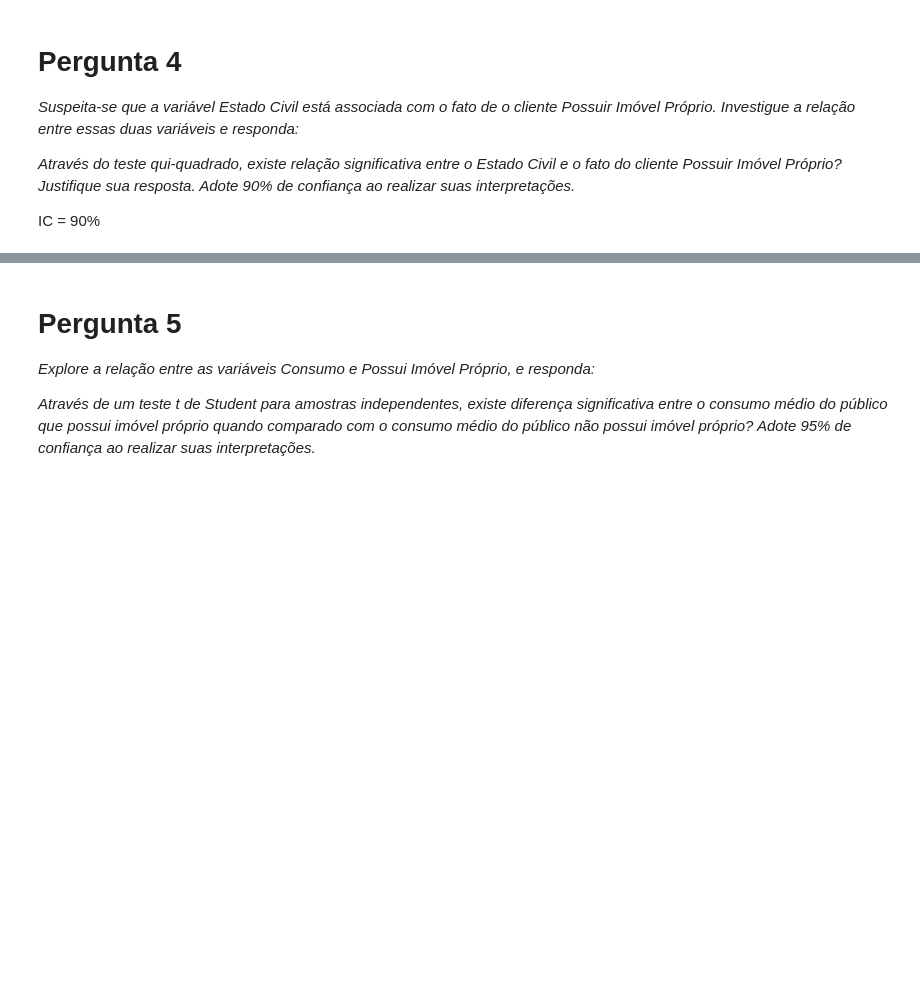
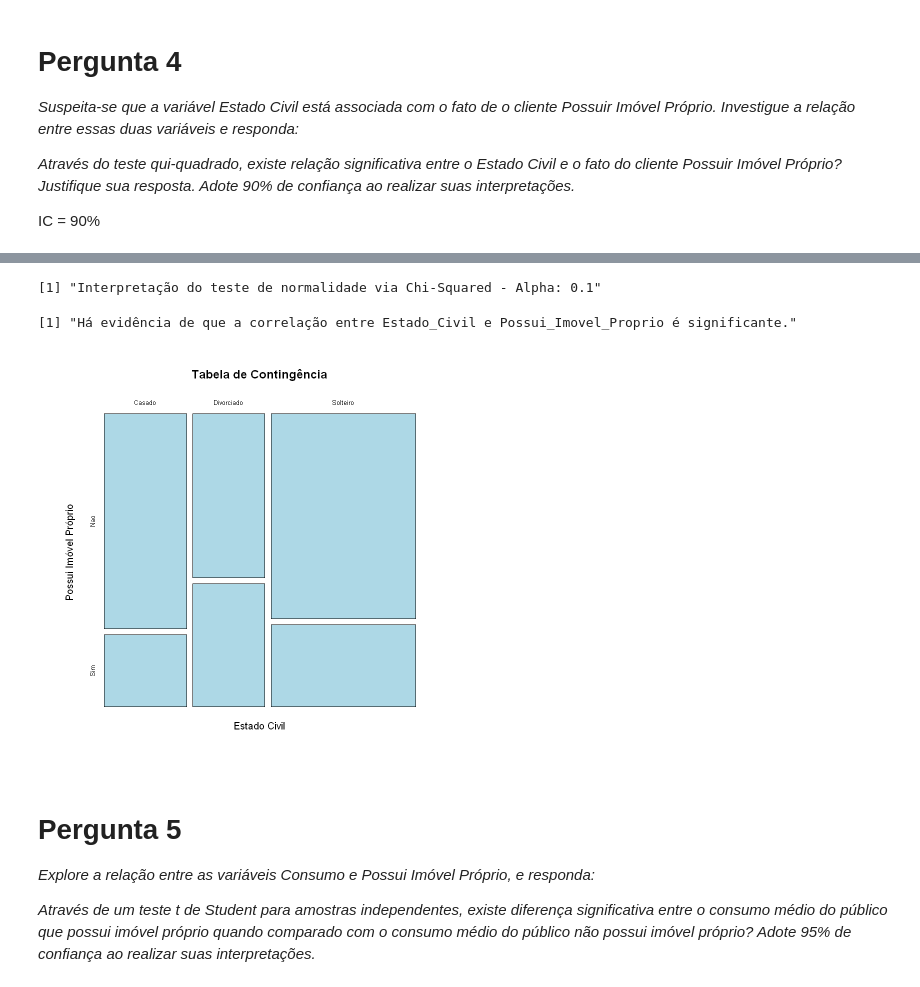
Before and after one commit to alexcamargos/DataScienceBootcampIGTI, a Jupyter notebook: Modulo_1/Desafio/desafio_r.ipynb, the cells around one changed output, grey strips where cells are left out. Drawn from its saved outputs; the diff is of its cells as text; code cells hidden in the pictures; blank space fills up the shorter version.

```diff
--- a/Modulo_1/Desafio/desafio_r.ipynb
+++ b/Modulo_1/Desafio/desafio_r.ipynb
@@ -125,0 +177,4 @@ pass
+# %%
+# Gera tabela de contigencia entre Estado_Civil e Possui_Imovel_Proprio.
+tabela_contigencia <- table(dados$Estado_Civil, dados$Possui_Imovel_Proprio)
+tabela_contigencia
@@ -126,3 +196,26 @@ pass
+# %%
+# Interpretação do teste de normalidade via Chi-Squared.
+ic <- .9    #90% de confiança
+alpha <- 1 - ic
+stringr::str_interp('Interpretação do teste de normalidade via Chi-Squared - Alpha: ${alpha}')
+
+if (qui_test$p.value <= alpha) {
+  print('Não há evidência de que a correlação entre Estado_Civil e Possui_Imovel_Proprio é significante.')
+} else {
+  print('Há evidência de que a correlação entre Estado_Civil e Possui_Imovel_Proprio é significante.')
+}
+# %% [output]
+[1] "Interpretação do teste de normalidade via Chi-Squared - Alpha: 0.1"
+[1] "Há evidência de que a correlação entre Estado_Civil e Possui_Imovel_Proprio é significante."
+# %%
+# Plot da tabela de contingencia.
+plot(tabela_contigencia,
+     col = 'lightblue',
+     xlab = 'Estado Civil',
+     ylab = 'Possui Imóvel Próprio',
+     main = 'Tabela de Contingência')
+# %% [output]
+[figure, added]
 # %% [markdown]
 # Pergunta 5
 
```
Also changed, not shown: parts of 47 cells of this notebook, 2 other files.
